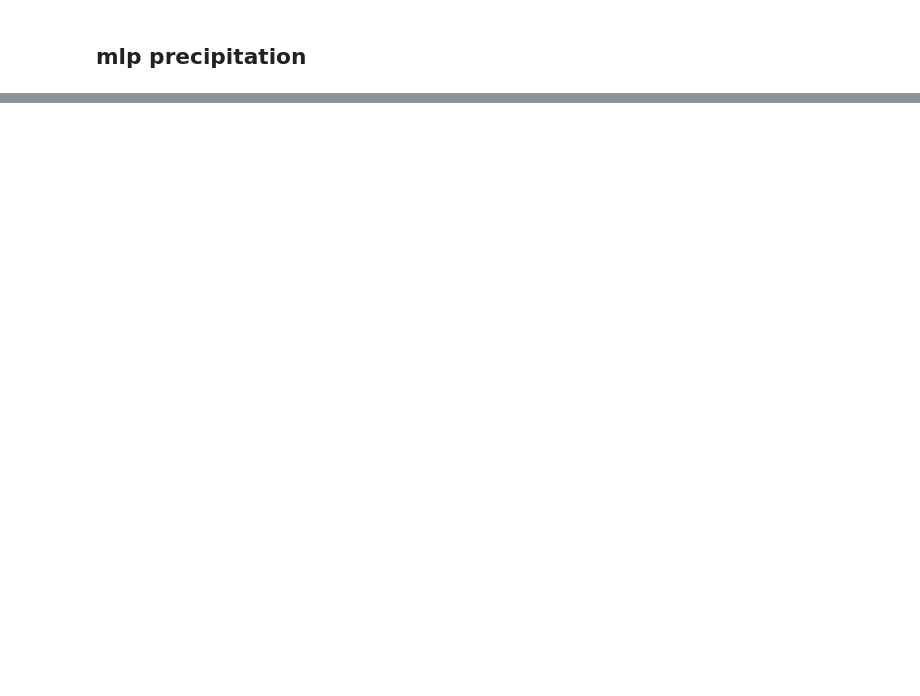
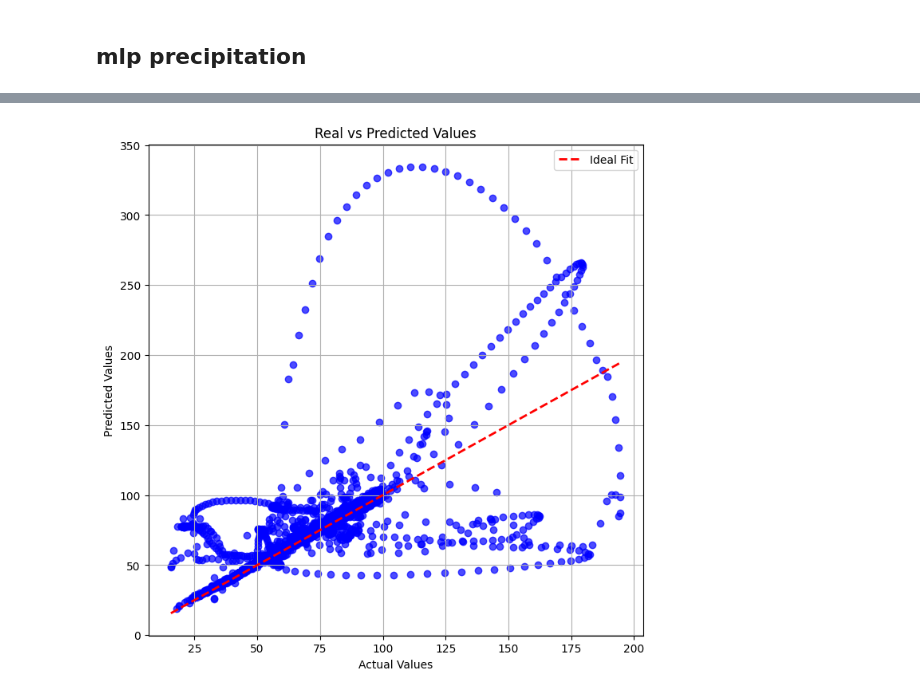
Before and after one commit to janseealves/extreme-waether-forecasting, a Jupyter notebook: mlp.ipynb, the cells around one changed output, grey strips where cells are left out. Saved outputs shown, nothing was run; the diff lists cells and outputs as text; code cells hidden in the pictures; blank space fills up the shorter version.

```diff
--- a/mlp.ipynb
+++ b/mlp.ipynb
@@ -339,0 +334,36 @@ plot_prediction_over_time(y_prec_test_flat, y_prec_pred_flat, timestamps_test, s
+# %%
+model = tf.keras.Sequential([
+    Dense(X_umid.shape[1], activation='relu', input_shape=(X_umid.shape[1], )),
+    Dense(32, activation='relu'),
+    Dense(1, activation='linear')
+])
+# %%
+tracker = EmissionsTracker(
+    project_name="mlp UMIDADE train",
+    output_file='./codecarbon-mlp/codecarbon_emissions_umid.csv',
+    log_level = "critical"
+)
+
+tracker.start()
+
+model.compile(
+    loss='mean_squared_error',
+    optimizer='adam',
+    metrics=['mean_absolute_error']
+)
+
+model.summary()
+
+model.fit(X_umid_train, y_umid_train, epochs=100, batch_size=32, verbose=1)
+
+loss, mae = model.evaluate(X_umid_test, y_umid_test, verbose=2)
+print(f"Loss (MSE): {loss}")
+print(f"Mean Absolute Error: {mae}")
+
+
+rmse = np.sqrt(loss)
+print(f"Root Mean Squared Error (RMSE): {rmse}")
+
+
+emissions: float = tracker.stop()
+print(f"emissions={emissions}")
@@ -339,0 +406,2 @@ plot_prediction_over_time(y_prec_test_flat, y_prec_pred_flat, timestamps_test, s
+# %%
+y_umid_pred_probs = model.predict(X_umid_test, verbose=2)
@@ -339,0 +410,7 @@ plot_prediction_over_time(y_prec_test_flat, y_prec_pred_flat, timestamps_test, s
+# %%
+y_umid_test_flat = y_umid_test.values.flatten()
+y_umid_pred_flat = y_umid_pred_probs.flatten()
+# %%
+plot_real_vs_predicted(y_umid_test_flat, y_umid_pred_flat, save='plots/mlp_umid_real_x_pred.png')
+# %% [output]
+[figure, added]
```
Also changed, not shown: parts of 24 cells of this notebook.
